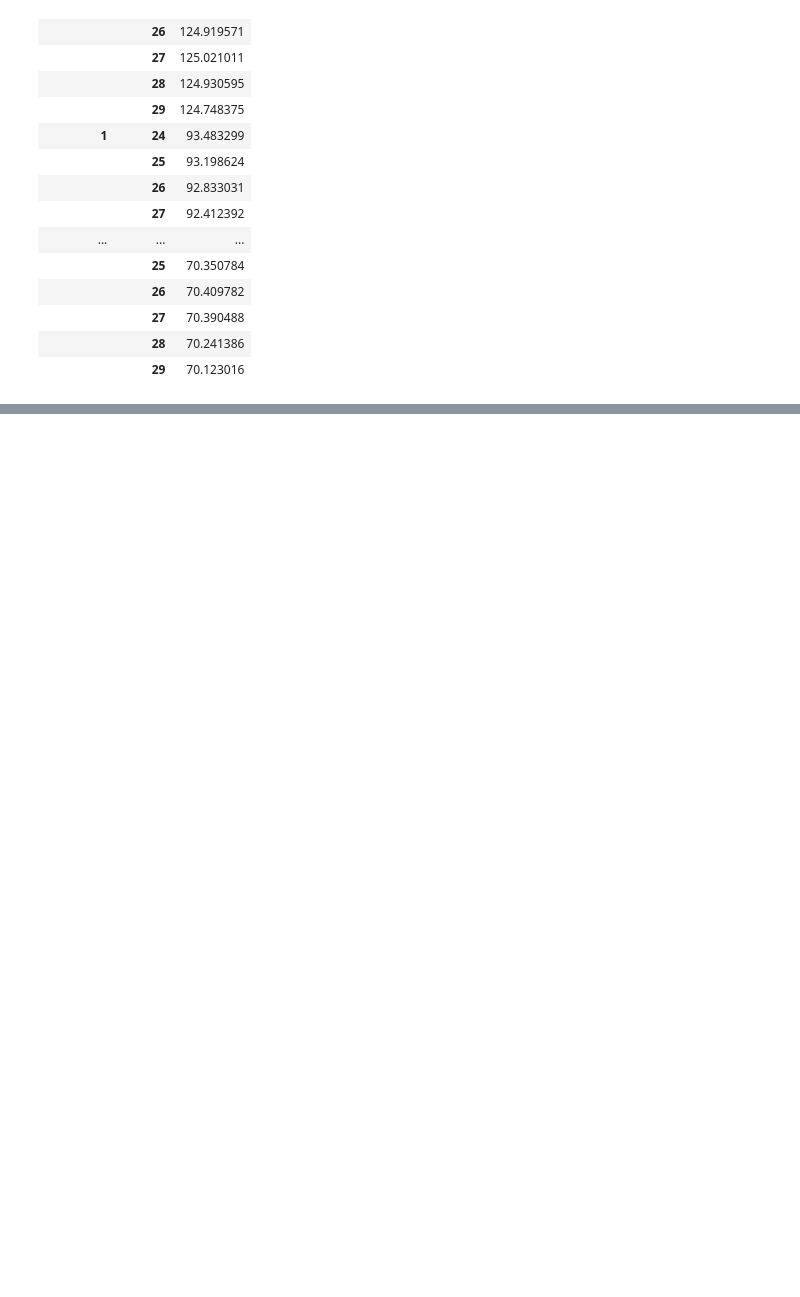
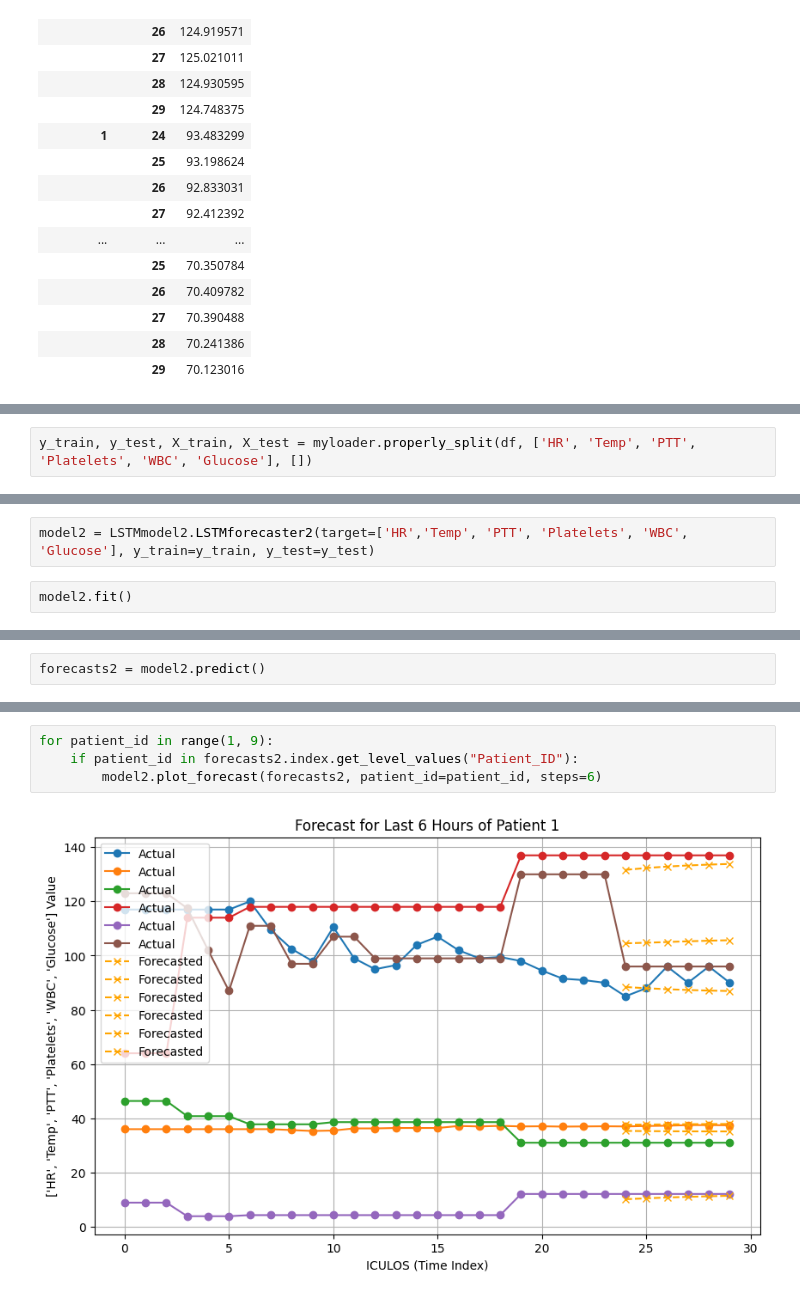
Before and after one commit to emsyoungg/sepsis_forecasting, a Jupyter notebook: LSTM/LSTM_test.ipynb, the cells around one changed output, grey strips where cells are left out. Cells and saved outputs as stored; diff of their text form; blank space fills up the shorter version.

```diff
--- a/LSTM/LSTM_test.ipynb
+++ b/LSTM/LSTM_test.ipynb
@@ -372,0 +386,2 @@ forecasts
+# %%
+y_train, y_test, X_train, X_test = myloader.properly_split(df, ['HR', 'Temp', 'PTT', 'Platelets', 'WBC', 'Glucose'], [])
@@ -372,0 +463,4 @@ forecasts
+# %%
+model2 = LSTMmodel2.LSTMforecaster2(target=['HR','Temp', 'PTT', 'Platelets', 'WBC', 'Glucose'], y_train=y_train, y_test=y_test)
+# %%
+model2.fit()
@@ -372,0 +708,2 @@ forecasts
+# %%
+forecasts2 = model2.predict()
@@ -372,0 +746,6 @@ forecasts
+# %%
+for patient_id in range(1, 9):
+    if patient_id in forecasts2.index.get_level_values("Patient_ID"):
+        model2.plot_forecast(forecasts2, patient_id=patient_id, steps=6)
+# %% [output]
+[figure, added]
```
Also changed, not shown: parts of 7 cells of this notebook, 1 other file.
